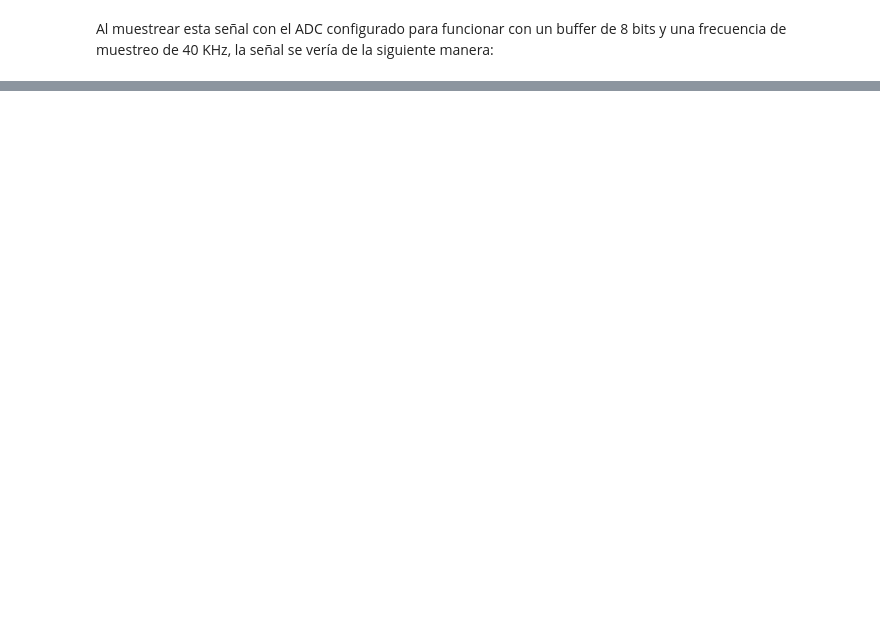
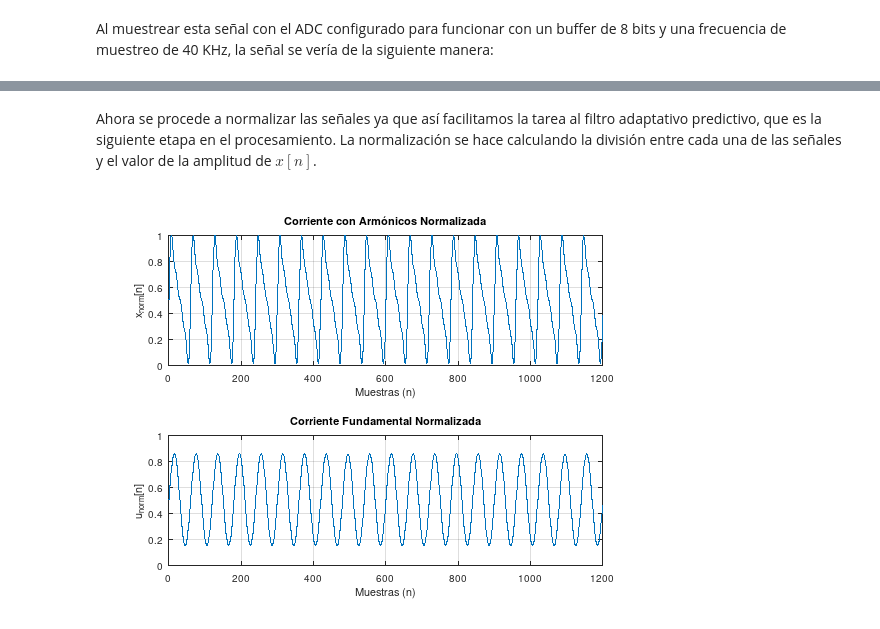
Before and after one commit to ezequiel1611/FiltroArmonicoActivo, a Jupyter notebook: Jupyter_Angel/analisis_sensado_corriente.ipynb, the cells around one changed output, grey strips where cells are left out. Cells and saved outputs as stored; diff of their text form; code cells hidden in the pictures; blank space fills up the shorter version.

```diff
--- a/Jupyter_Angel/analisis_sensado_corriente.ipynb
+++ b/Jupyter_Angel/analisis_sensado_corriente.ipynb
@@ -381,0 +164,24 @@ fatal: caught signal Aborted -- stopping myself...
+# %% [markdown]
+Ahora se procede a normalizar las señales ya que así facilitamos la tarea al filtro adaptativo predictivo, que es la siguiente etapa en el procesamiento. La normalización se hace calculando la división entre cada una de las señales y el valor de la amplitud de $ x[n] $.
+# %%
+amplitud = max(x);
+x_norm = x*(1/amplitud);
+u_norm = u*(1/amplitud);
+
+figure;
+subplot(2,1,1);
+stairs(n,x_norm);
+grid 'on';
+title('Corriente con Armónicos Normalizada');
+ylabel('x_{norm}[n]');
+xlabel('Muestras (n)');
+ylim([0,1]);
+subplot(2,1,2);
+stairs(n,u_norm);
+grid 'on';
+title('Corriente Fundamental Normalizada');
+ylabel('u_{norm}[n]');
+xlabel('Muestras (n)');
+ylim([0, 1]);
+# %% [output]
+[figure, added]
```
Also changed, not shown: parts of 15 cells of this notebook.
